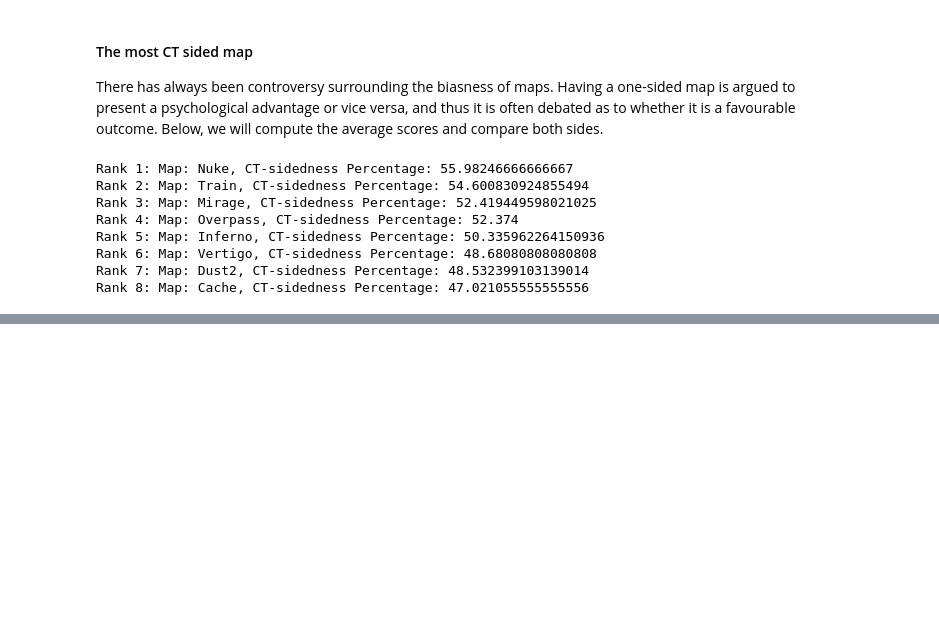
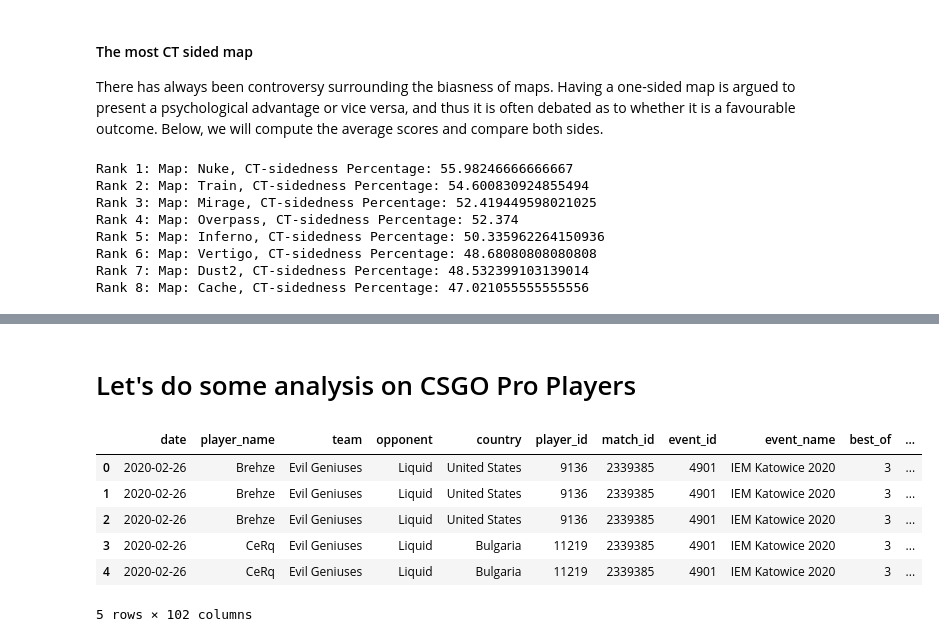
Before and after one commit to bron322/CSGOProPlayersAnalysis, a Jupyter notebook: CSGOProPlayerAnalysis.ipynb, the cells around one changed output, grey strips where cells are left out. Saved outputs shown, nothing was run; the diff lists cells and outputs as text; code cells hidden in the pictures; blank space fills up the shorter version.

```diff
--- a/CSGOProPlayerAnalysis.ipynb
+++ b/CSGOProPlayerAnalysis.ipynb
@@ -149,0 +192,40 @@ Rank 8: Map: Cache, CT-sidedness Percentage: 47.021055555555556
+# %%
+majors = [{'tournament':'01. Cluj-Napoca 2015','start_date':'2015-10-28'},
+          {'tournament':'02. Columbus 2016','start_date':'2016-03-29'},
+          {'tournament':'03. Cologne 2016','start_date':'2016-07-05'},
+          {'tournament':'04. Atlanta 2017','start_date':'2017-01-22'},
+          {'tournament':'05. Krakow 2017','start_date':'2017-07-16'},
+          {'tournament':'06. Boston 2018','start_date':'2018-01-26'},
+          {'tournament':'07. London 2018','start_date':'2018-09-20'},
+          {'tournament':'08. Katowice 2019','start_date':'2019-02-28'},
+          {'tournament':'09. Berlin 2019','start_date':'2019-09-05'}]
+# %%
+def create_col_time_period(df):
+    df['time_period'] = ''
+
+    for major_start in majors:
+        df.loc[(df['date']>=major_start['start_date']),'time_period'] = major_start['tournament']
+
+    return df
+
+results_df = create_col_time_period(results_df)
+players_df = players_df.merge(results_df[['match_id','time_period']],'left',on='match_id')
+
+results_df_team_1 = results_df[['time_period','team_1','_map','ct_1','t_2','ct_2','t_1']
+                      ].rename(columns={'team_1':'team'})
+results_df_team_2 = results_df[['time_period','team_2','_map','ct_1','t_2','ct_2','t_1']
+                      ].rename(columns={'team_2':'team'})
+results_df_teams = pd.concat((results_df_team_1,results_df_team_2))[['time_period','team','_map']]
+
+gb = results_df_teams.groupby(['time_period','_map']).team.count()
+gb_text = round(gb*100/gb.groupby('time_period').sum(),1).reset_index().rename(columns={'team':'percentage'})
+gb_text.percentage = gb_text.percentage.astype(str)+'%'
+gb = gb.reset_index()
+
+fig = go.Figure()
+for _map in maps:
+    fig.add_bar(name=_map,x=gb[gb._map==_map].time_period,y=gb[gb._map==_map].team,
+                text=gb_text[gb_text._map==_map].percentage,textposition='inside')
+
+fig.update_layout(barmode='stack',legend=dict(traceorder='normal'),yaxis_title='Number of maps played',font=dict(size=10))
+fig.show()
@@ -149,0 +412,12 @@ Rank 8: Map: Cache, CT-sidedness Percentage: 47.021055555555556
+# %% [markdown]
+# Let's do some analysis on CSGO Pro Players
+# %%
+players_df.head()
+# %% [output]
+|  | date | player_name | team | opponent | country | player_id | match_id | event_id | event_name | best_of | ... |
+| 0 | 2020-02-26 | Brehze | Evil Geniuses | Liquid | United States | 9136 | 2339385 | 4901 | IEM Katowice 2020 | 3 | ... |
+| 1 | 2020-02-26 | Brehze | Evil Geniuses | Liquid | United States | 9136 | 2339385 | 4901 | IEM Katowice 2020 | 3 | ... |
+| 2 | 2020-02-26 | Brehze | Evil Geniuses | Liquid | United States | 9136 | 2339385 | 4901 | IEM Katowice 2020 | 3 | ... |
+| 3 | 2020-02-26 | CeRq | Evil Geniuses | Liquid | Bulgaria | 11219 | 2339385 | 4901 | IEM Katowice 2020 | 3 | ... |
+| 4 | 2020-02-26 | CeRq | Evil Geniuses | Liquid | Bulgaria | 11219 | 2339385 | 4901 | IEM Katowice 2020 | 3 | ... |
+5 rows × 102 columns
```
Also changed, not shown: parts of 35 cells of this notebook.
